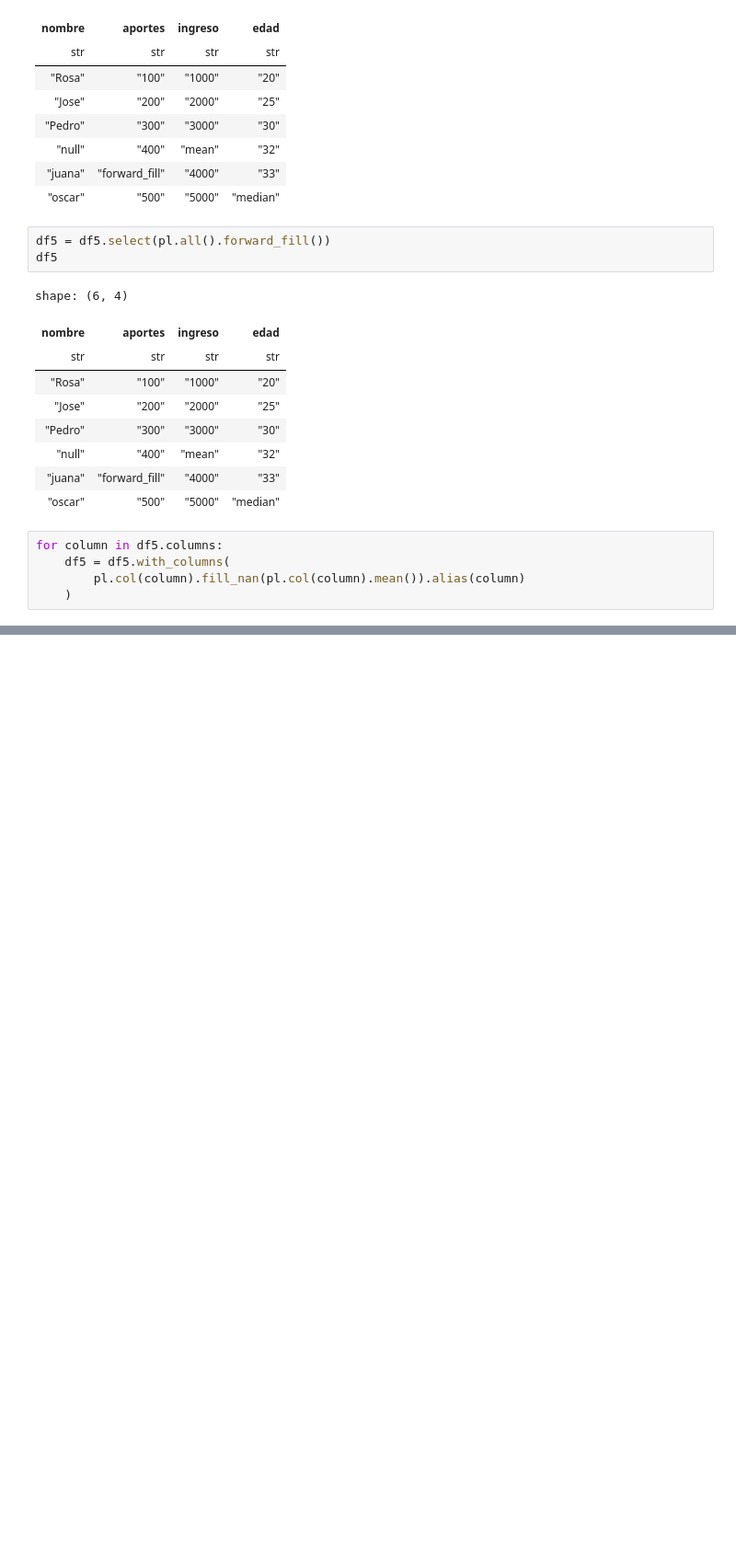
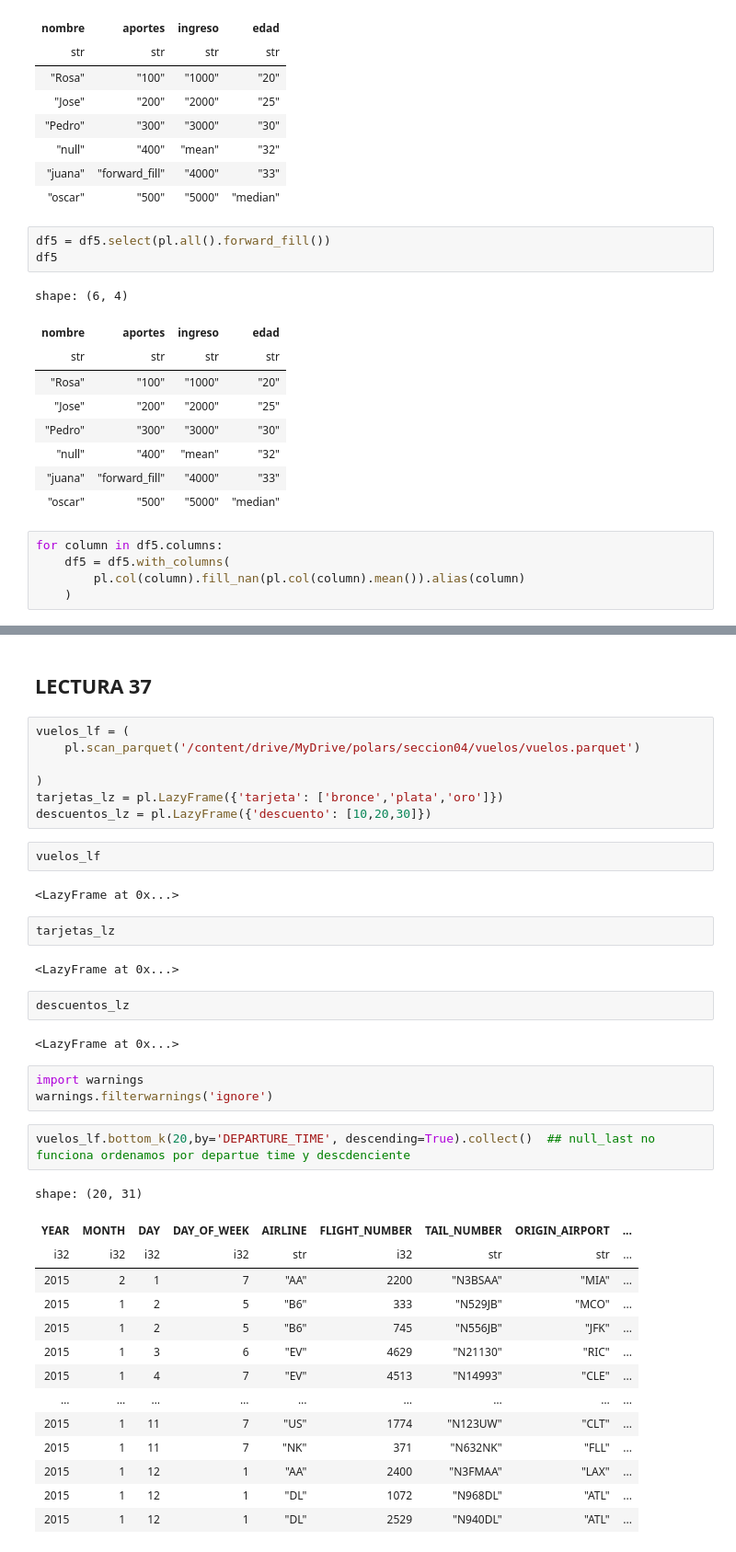
Before and after one commit to Viny2030/polars, a Jupyter notebook: IIThe_Polar_Express_Cheatsheet___polars_🐻_.ipynb, the cells around one changed output, grey strips where cells are left out. Shown at 92% size. Drawn from its saved outputs; the diff is of its cells as text; blank space fills up the shorter version.

```diff
--- a/IIThe_Polar_Express_Cheatsheet___polars_🐻_.ipynb
+++ b/IIThe_Polar_Express_Cheatsheet___polars_🐻_.ipynb
@@ -718,0 +868,41 @@ for column in df5.columns:
+# %% [markdown]
+## LECTURA 37
+# %%
+vuelos_lf = (
+    pl.scan_parquet('/content/drive/MyDrive/polars/seccion04/vuelos/vuelos.parquet')
+
+)
+tarjetas_lz = pl.LazyFrame({'tarjeta': ['bronce','plata','oro']})
+descuentos_lz = pl.LazyFrame({'descuento': [10,20,30]})
+# %%
+vuelos_lf
+# %% [output]
+<LazyFrame at 0x...>
+# %%
+tarjetas_lz
+# %% [output]
+<LazyFrame at 0x...>
+# %%
+descuentos_lz
+# %% [output]
+<LazyFrame at 0x...>
+# %%
+import warnings
+warnings.filterwarnings('ignore')
+# %%
+vuelos_lf.bottom_k(20,by='DEPARTURE_TIME', descending=True).collect()  ## null_last no funciona ordenamos por departue time y descdenciente
+# %% [output]
+shape: (20, 31)
+| YEAR | MONTH | DAY | DAY_OF_WEEK | AIRLINE | FLIGHT_NUMBER | TAIL_NUMBER | ORIGIN_AIRPORT | ... |
+| i32 | i32 | i32 | i32 | str | i32 | str | str | ... |
+| 2015 | 2 | 1 | 7 | "AA" | 2200 | "N3BSAA" | "MIA" | ... |
+| 2015 | 1 | 2 | 5 | "B6" | 333 | "N529JB" | "MCO" | ... |
+| 2015 | 1 | 2 | 5 | "B6" | 745 | "N556JB" | "JFK" | ... |
+| 2015 | 1 | 3 | 6 | "EV" | 4629 | "N21130" | "RIC" | ... |
+| 2015 | 1 | 4 | 7 | "EV" | 4513 | "N14993" | "CLE" | ... |
+| … | … | … | … | … | … | … | … | ... |
+| 2015 | 1 | 11 | 7 | "US" | 1774 | "N123UW" | "CLT" | ... |
+| 2015 | 1 | 11 | 7 | "NK" | 371 | "N632NK" | "FLL" | ... |
+| 2015 | 1 | 12 | 1 | "AA" | 2400 | "N3FMAA" | "LAX" | ... |
+| 2015 | 1 | 12 | 1 | "DL" | 1072 | "N968DL" | "ATL" | ... |
+| 2015 | 1 | 12 | 1 | "DL" | 2529 | "N940DL" | "ATL" | ... |
```
Also changed, not shown: parts of 24 cells of this notebook.
